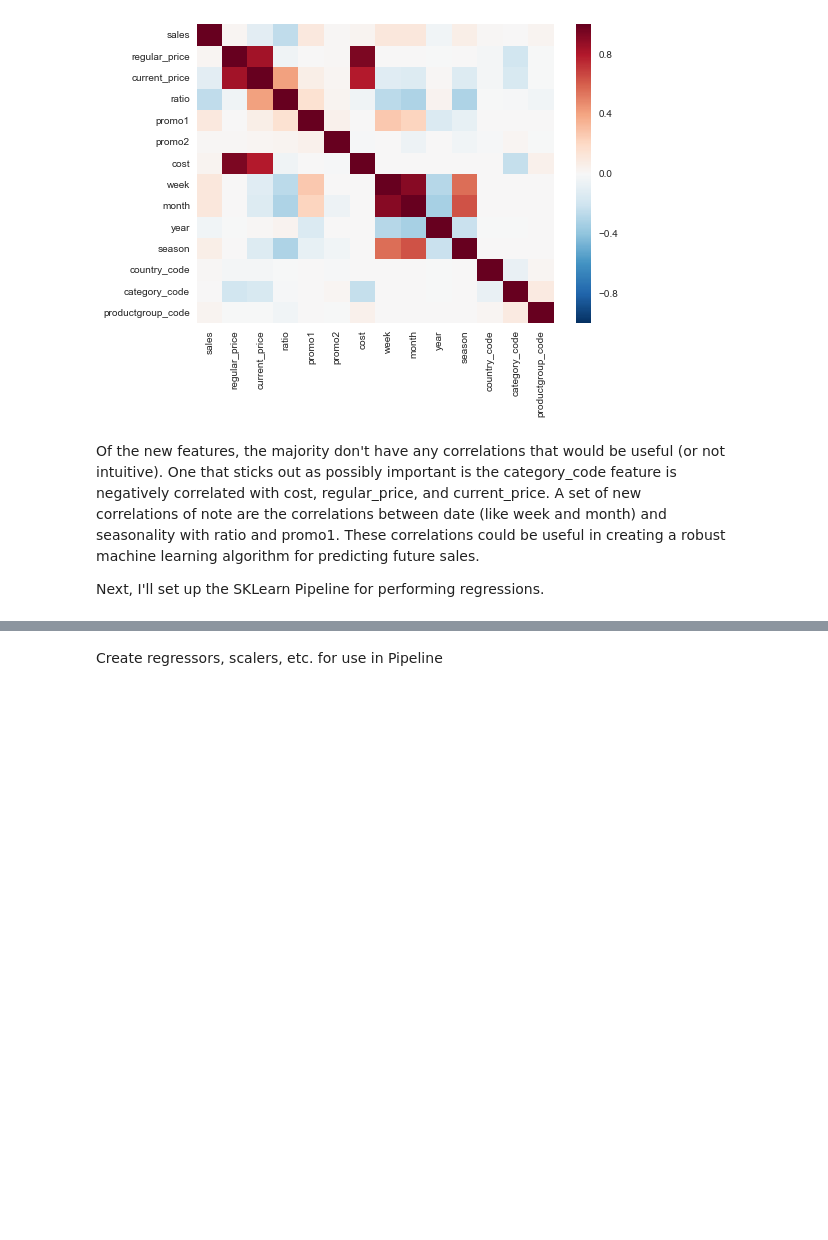
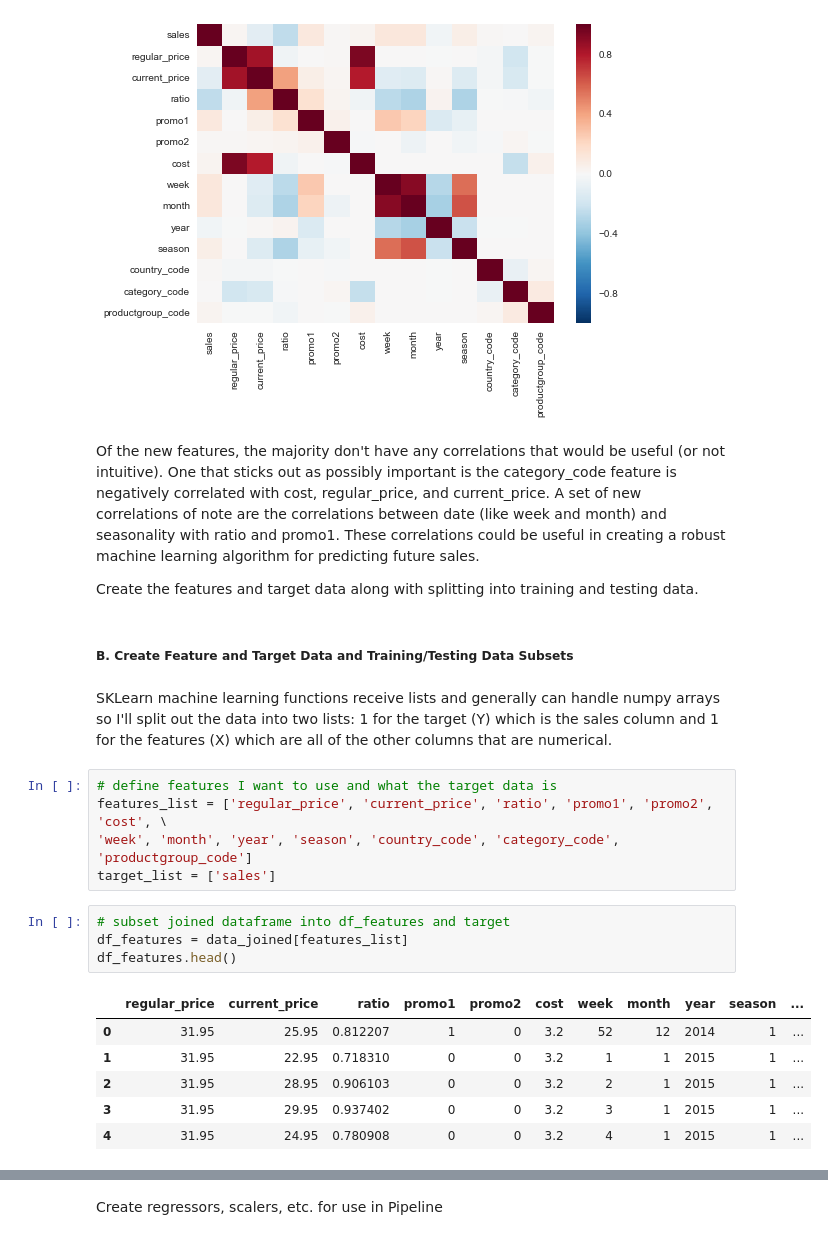
Before and after one commit to swekul/RetailSales_CaseStudy, a Jupyter notebook: RetailSales_DemandForecasting_McRoberts.ipynb, the cells around one changed output, grey strips where cells are left out. Cells and saved outputs as stored; diff of their text form; blank space fills up the shorter version.

Commit message:
feat: Create feature/target data and split into training/testing data

```diff
--- a/RetailSales_DemandForecasting_McRoberts.ipynb
+++ b/RetailSales_DemandForecasting_McRoberts.ipynb
@@ -467,4 +471,24 @@ plt.show()
 # %% [markdown]
 Of the new features, the majority don't have any correlations that would be useful (or not intuitive). One that sticks out as possibly important is the category_code feature is negatively correlated with cost, regular_price, and current_price. A set of new correlations of note are the correlations between date (like week and month) and seasonality with ratio and promo1. These correlations could be useful in creating a robust machine learning algorithm for predicting future sales.
 
-Next, I'll set up the SKLearn Pipeline for performing regressions.
+Create the features and target data along with splitting into training and testing data.
+# %% [markdown]
+##### B. Create Feature and Target Data and Training/Testing Data Subsets
+# %% [markdown]
+SKLearn machine learning functions receive lists and generally can handle numpy arrays so I'll split out the data into two lists: 1 for the target (Y) which is the sales column and 1 for the features (X) which are all of the other columns that are numerical.
+# %%
+# define features I want to use and what the target data is
+features_list = ['regular_price', 'current_price', 'ratio', 'promo1', 'promo2', 'cost', \
+'week', 'month', 'year', 'season', 'country_code', 'category_code', 'productgroup_code']
+target_list = ['sales']
+# %%
+# subset joined dataframe into df_features and target
+df_features = data_joined[features_list]
+df_features.head()
+# %% [output]
+|  | regular_price | current_price | ratio | promo1 | promo2 | cost | week | month | year | season | ... |
+| 0 | 31.95 | 25.95 | 0.812207 | 1 | 0 | 3.2 | 52 | 12 | 2014 | 1 | ... |
+| 1 | 31.95 | 22.95 | 0.718310 | 0 | 0 | 3.2 | 1 | 1 | 2015 | 1 | ... |
+| 2 | 31.95 | 28.95 | 0.906103 | 0 | 0 | 3.2 | 2 | 1 | 2015 | 1 | ... |
+| 3 | 31.95 | 29.95 | 0.937402 | 0 | 0 | 3.2 | 3 | 1 | 2015 | 1 | ... |
+| 4 | 31.95 | 24.95 | 0.780908 | 0 | 0 | 3.2 | 4 | 1 | 2015 | 1 | ... |
```
Also changed, not shown: parts of 13 cells of this notebook.
